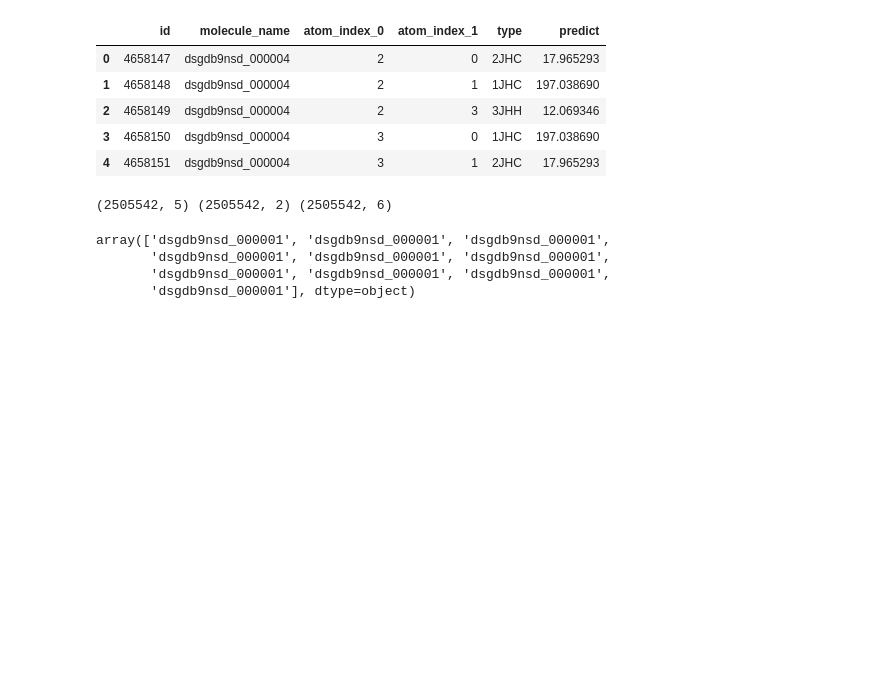
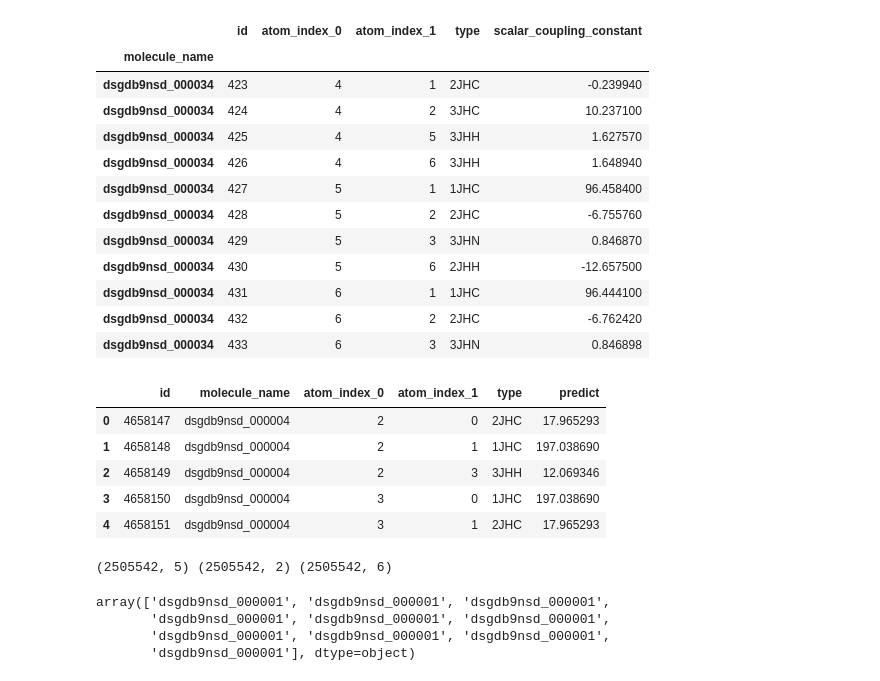
Before and after one commit to Rio114/kaggle, a Jupyter notebook: champs/dev_util.ipynb, the cells around one changed output. Cells and saved outputs as stored; diff of their text form; code cells hidden in the pictures; blank space fills up the shorter version.

```diff
--- a/champs/dev_util.ipynb
+++ b/champs/dev_util.ipynb
@@ -16,3 +19,19 @@ df_idx = df.set_index("molecule_name")
+# %%
+df_idx.loc['dsgdb9nsd_000034']
+# %% [output]
+|  | id | atom_index_0 | atom_index_1 | type | scalar_coupling_constant |
+| molecule_name |  |  |  |  |  |
+| dsgdb9nsd_000034 | 423 | 4 | 1 | 2JHC | -0.239940 |
+| dsgdb9nsd_000034 | 424 | 4 | 2 | 3JHC | 10.237100 |
+| dsgdb9nsd_000034 | 425 | 4 | 5 | 3JHH | 1.627570 |
+| dsgdb9nsd_000034 | 426 | 4 | 6 | 3JHH | 1.648940 |
+| dsgdb9nsd_000034 | 427 | 5 | 1 | 1JHC | 96.458400 |
+| dsgdb9nsd_000034 | 428 | 5 | 2 | 2JHC | -6.755760 |
+| dsgdb9nsd_000034 | 429 | 5 | 3 | 3JHN | 0.846870 |
+| dsgdb9nsd_000034 | 430 | 5 | 6 | 2JHH | -12.657500 |
+| dsgdb9nsd_000034 | 431 | 6 | 1 | 1JHC | 96.444100 |
+| dsgdb9nsd_000034 | 432 | 6 | 2 | 2JHC | -6.762420 |
+| dsgdb9nsd_000034 | 433 | 6 | 3 | 3JHN | 0.846898 |
 # %%
 mols = df['molecule_name'].unique()
 # %%
```
Also changed, not shown: parts of 2 cells of this notebook, 16 other files.
